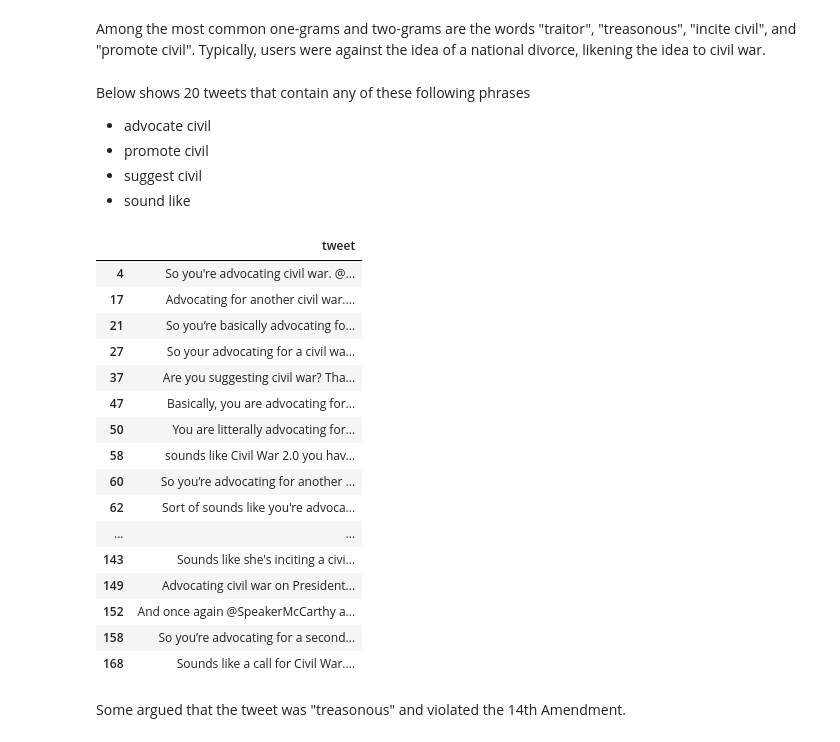
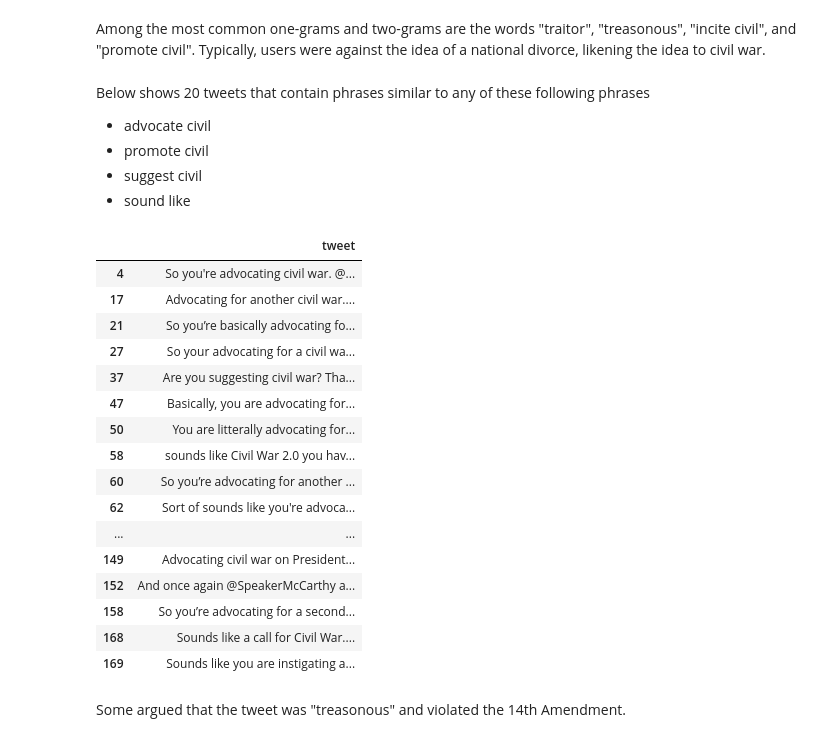
Before and after one commit to ozzarahtabazz/civil_war_tweets, a Jupyter notebook: Twitter Project (P).ipynb, the cells around one changed output. Drawn from its saved outputs; the diff is of its cells as text; code cells hidden in the pictures.

Commit message:
Fixed typos, removed new line character from table output

```diff
--- a/Twitter Project (P).ipynb
+++ b/Twitter Project (P).ipynb
@@ -438,7 +422,7 @@ plot_grams(twograms_freq, 2, 52, "Frequency of Top 50 Two-Grams")
 Among the most common one-grams and two-grams are the words "traitor", "treasonous", "incite civil", and "promote civil".
 Typically, users were against the idea of a national divorce, likening the idea to civil war.
 # %% [markdown]
-Below shows 20 tweets that contain any of these following phrases
+Below shows 20 tweets that contain phrases similar to any of these following phrases
 * advocate civil
 * promote civil
 * suggest civil
@@ -455,38 +439,45 @@ def print_full(x):
 # %%
 def find_tweets_with_gram(gram_list, top_n = None):
     indices = []
     for ind, tweet_tokens in enumerate(tweets_list):
 
         temp = [tweet.text   for tweet in tweet_tokens]
         string = " ".join(temp)
         for gram in gram_list:
             if gram in string:
                 indices.append(ind)
 
+    indices = np.unique(indices)
     if top_n is None:
-        print_full(tweets.iloc[indices, [1]])
+        df = tweets.iloc[indices, [1]].copy()
     else:
-        print_full(tweets.iloc[indices[:top_n], [1]])
+        df = tweets.iloc[indices[:top_n], [1]].copy()
+
+    df["tweet"] = df["tweet"].str.replace("\n", " ")
+
+
+    print_full(df)
+
 
 find_tweets_with_gram(['advocate civil', "promote civil", "suggest civil", "sound like"], 20)
 # %% [output]
 |  | tweet |
 | 4 | So you're advocating civil war. @... |
 | 17 | Advocating for another civil war.... |
 | 21 | So you’re basically advocating fo... |
 | 27 | So your advocating for a civil wa... |
 | 37 | Are you suggesting civil war? Tha... |
 | 47 | Basically, you are advocating for... |
 | 50 | You are litterally advocating for... |
 | 58 | sounds like Civil War 2.0 you hav... |
 | 60 | So you’re advocating for another ... |
 | 62 | Sort of sounds like you're advoca... |
 | ... | ... |
-| 143 | Sounds like she's inciting a civi... |
 | 149 | Advocating civil war on President... |
 | 152 | And once again @SpeakerMcCarthy a... |
 | 158 | So you’re advocating for a second... |
 | 168 | Sounds like a call for Civil War.... |
+| 169 | Sounds like you are instigating a... |
 # %% [markdown]
 Some argued that the tweet was "treasonous" and violated the 14th Amendment.
 # %%
```
Also changed, not shown: parts of 5 cells of this notebook.
